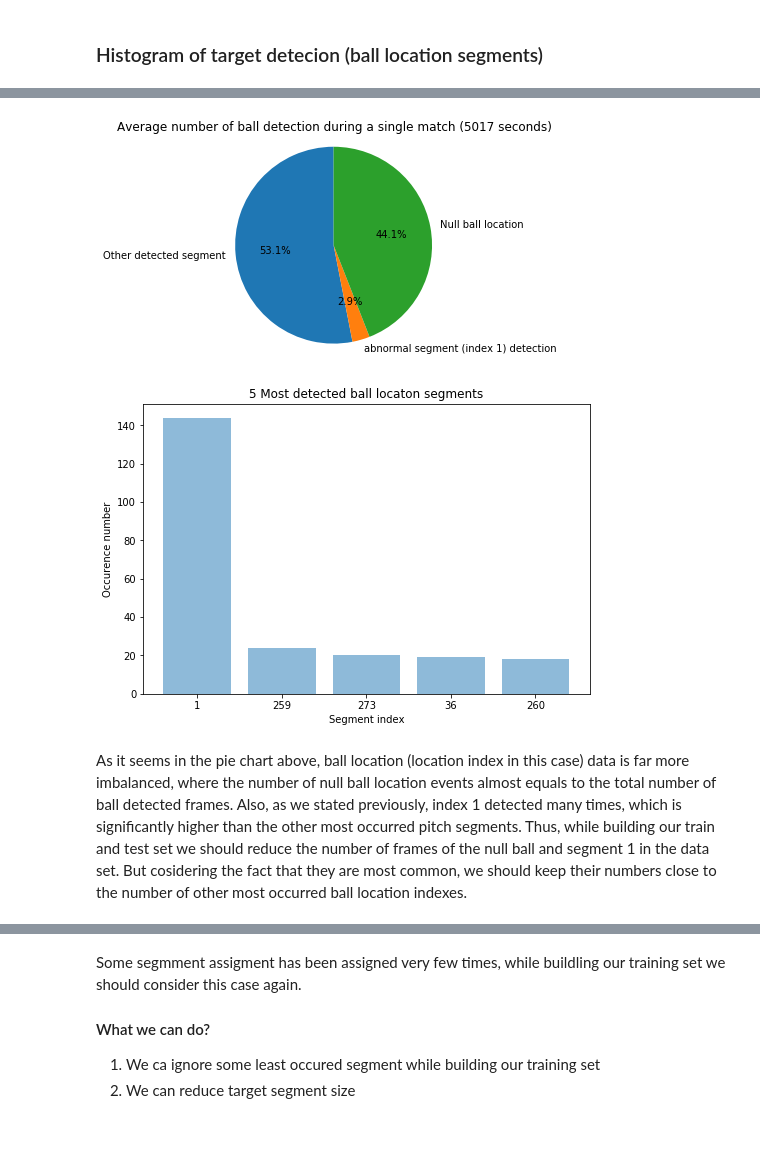
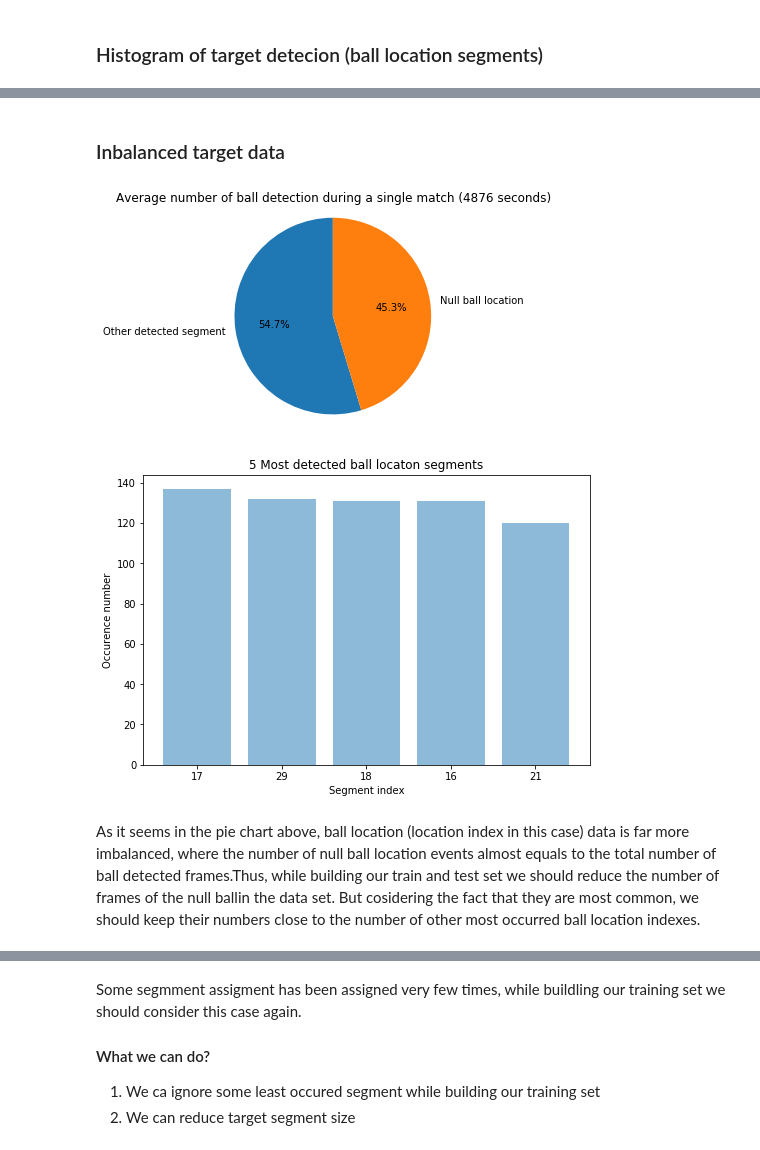
Before and after one commit to anaramirli/predict-soccer-ball-location, a Jupyter notebook: src/target_analysis.ipynb, the cells around one changed output, grey strips where cells are left out. Cells and saved outputs as stored; diff of their text form; code cells hidden in the pictures.

```diff
--- a/src/target_analysis.ipynb
+++ b/src/target_analysis.ipynb
@@ -59,14 +59,14 @@ pitch_index_data[550961]=0
 index_dict = {'x':{}, 'y':{}}
 
 index = 1
-for i in range(1,22):
-    for j in range(1,15):
+for i in range(1,12):
+    for j in range(1,4):
         index_dict['x'][index] = i
         index_dict['y'][index] = j
         index +=1
 
-pitch_segment_data = np.zeros(shape=(15,22), dtype=np.int)
-pitch_segment_data_count = np.zeros(shape=(295), dtype=np.int)
+pitch_segment_data = np.zeros(shape=(4,12), dtype=np.int)
+pitch_segment_data_count = np.zeros(shape=(34), dtype=np.int)
 out_off_play=0
 
 for i in pitch_index_data:
@@ -78,7 +78,7 @@ for i in pitch_index_data:
 average_event_frame =  len(pitch_index_data)//match_count # average second that a single match last
 pitch_segment_data = pitch_segment_data//match_count
 
-pitch_segment_count = np.zeros(shape=(15,22), dtype=np.int)
+pitch_segment_count = np.zeros(shape=(4,12), dtype=np.int)
 out_off_play //=match_count # number of null ball location
 
 
@@ -99,7 +99,7 @@ for i in pitch_index_data:
 ball_detected = np.array(ball_detected)
 
 plt.figure(figsize=(8, 4.33))  # 14x21 number of segments that we divided pitch into
-plt.hist2d((ball_detected[:,0]), (ball_detected[:,1]), cmap='hot', bins=(21,14))
+plt.hist2d((ball_detected[:,0]), (ball_detected[:,1]), cmap='hot', bins=(11,3))
 
 plt.title('Heatmap of average number of segment detection for all matches')
 plt.xlabel('Horizontal (segment index)')
@@ -115,45 +142,47 @@ Histogram of ball segments isn't concentrated on the certain area of the pitch,
+# %% [markdown]
+### Inbalanced target data
 # %%
 ball_location_index = {}
-for i in range(0,295):
+for i in range(0,34):
     ball_location_index[i]=pitch_segment_data_count[i]
 
 
 ball_location_index = sorted(ball_location_index.items(), key=operator.itemgetter(1))
 
 
-labels = 'Other detected segment', 'abnormal segment (index 1) detection', 'Null ball location'
-sizes = [average_event_frame-out_off_play-ball_location_index[293][1],ball_location_index[293][1],out_off_play]
+labels = 'Other detected segment', 'Null ball location'
+sizes = [average_event_frame-out_off_play,out_off_play]
 
 fig1, ax1 = plt.subplots()
 ax1.pie(sizes, labels=labels, autopct='%1.1f%%',
         shadow=False, startangle=90)
 
 ax1.axis('equal')
 plt.title('Average number of ball detection during a single match ('+ str(average_event_frame) + ' seconds)')
 plt.show()
 
 
 location_dection=[]
 index=[]
 
 
 for i in range(1,6):
-    location_dection.append(ball_location_index[294-i][1])
-    index.append(str(ball_location_index[294-i][0]))
+    location_dection.append(ball_location_index[33-i][1])
+    index.append(str(ball_location_index[33-i][0]))
 
     y_pos = np.arange(len(index))
 
 width = 8
 plt.figure(figsize=(width, width/1.5))
 plt.bar(y_pos, location_dection, align='center', alpha=0.5)
 plt.xticks(y_pos, index)
 plt.ylabel('Occurence number')
 plt.xlabel('Segment index')
 plt.title('5 Most detected ball locaton segments')
 
 plt.show()
 # %% [output]
-[figure, old version]
+[figure, new version]
-[figure, old version]
+[figure, new version]
 # %% [markdown]
-As it seems in the pie chart above, ball location (location index in this case) data is far more imbalanced, where the number of null ball location events almost equals to the total number of ball detected frames. Also, as we stated previously, index 1 detected many times, which is significantly higher than the other most occurred pitch segments. Thus, while building our train and test set we should reduce the number of frames of the null ball and segment 1 in the data set. But cosidering the fact that they are most common, we should keep their numbers close to the number of other most occurred ball location indexes.
+As it seems in the pie chart above, ball location (location index in this case) data is far more imbalanced, where the number of null ball location events almost equals to the total number of ball detected frames.Thus, while building our train and test set we should reduce the number of frames of the null ballin the data set. But cosidering the fact that they are most common, we should keep their numbers close to the number of other most occurred ball location indexes.
```
Also changed, not shown: parts of 5 cells of this notebook, 4 other files.
